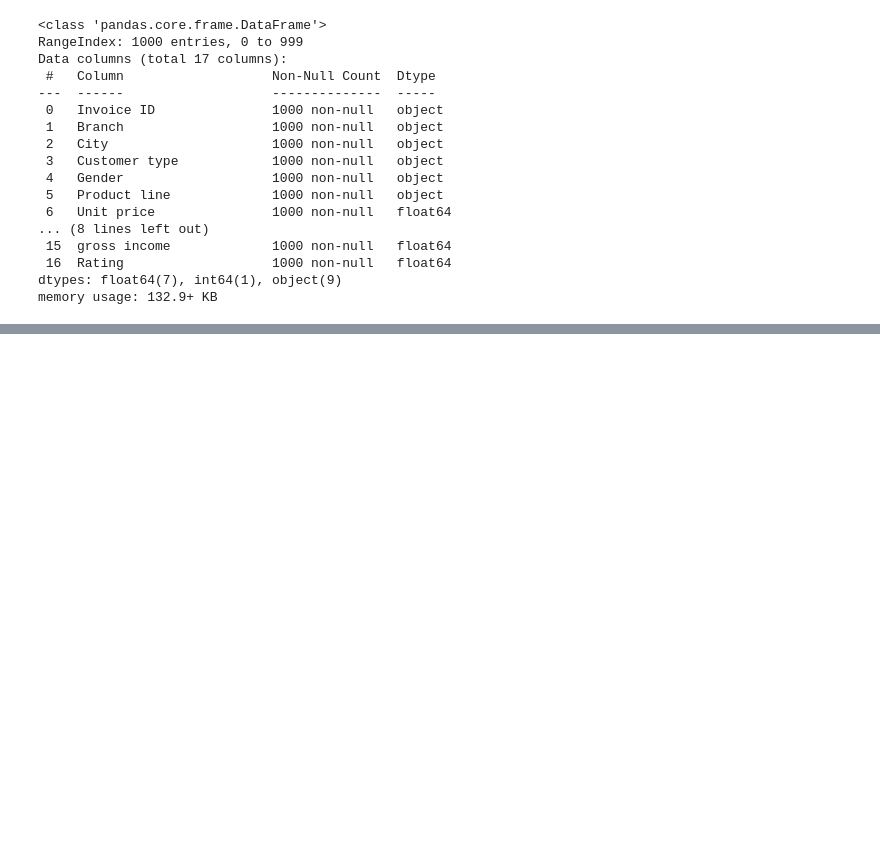
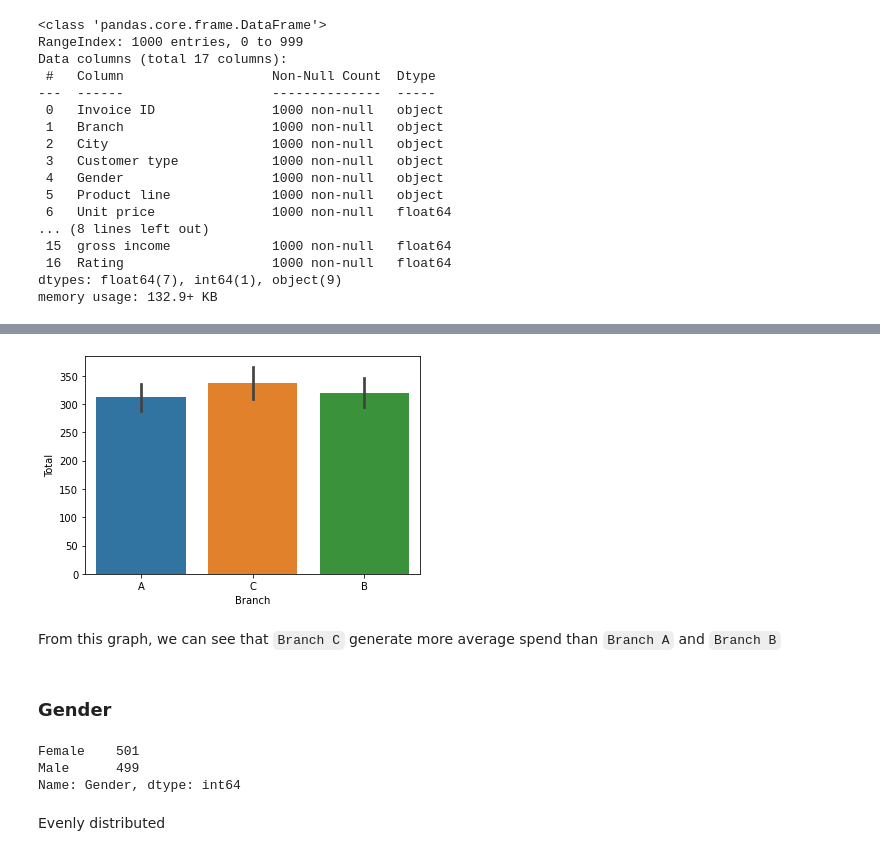
Before and after one commit to JammalAdeyemi/DataScience_Project, a Jupyter notebook: Probabilistic_Sales_Forecasting.ipynb, the cells around one changed output, grey strips where cells are left out. Cells and saved outputs as stored; diff of their text form; code cells hidden in the pictures; blank space fills up the shorter version.

```diff
--- a/Probabilistic_Sales_Forecasting.ipynb
+++ b/Probabilistic_Sales_Forecasting.ipynb
@@ -73,0 +189,17 @@ memory usage: 132.9+ KB
+# %%
+# average spend on each branch
+sns.barplot(x = 'Branch', y = 'Total', data = df);
+# %% [output]
+[figure, added]
+# %% [markdown]
+From this graph, we can see that `Branch C` generate more average spend than `Branch A` and `Branch B`
+# %% [markdown]
+### Gender
+# %%
+df['Gender'].value_counts()
+# %% [output]
+Female    501
+Male      499
+Name: Gender, dtype: int64
+# %% [markdown]
+Evenly distributed
```
Also changed, not shown: parts of 46 cells of this notebook.
